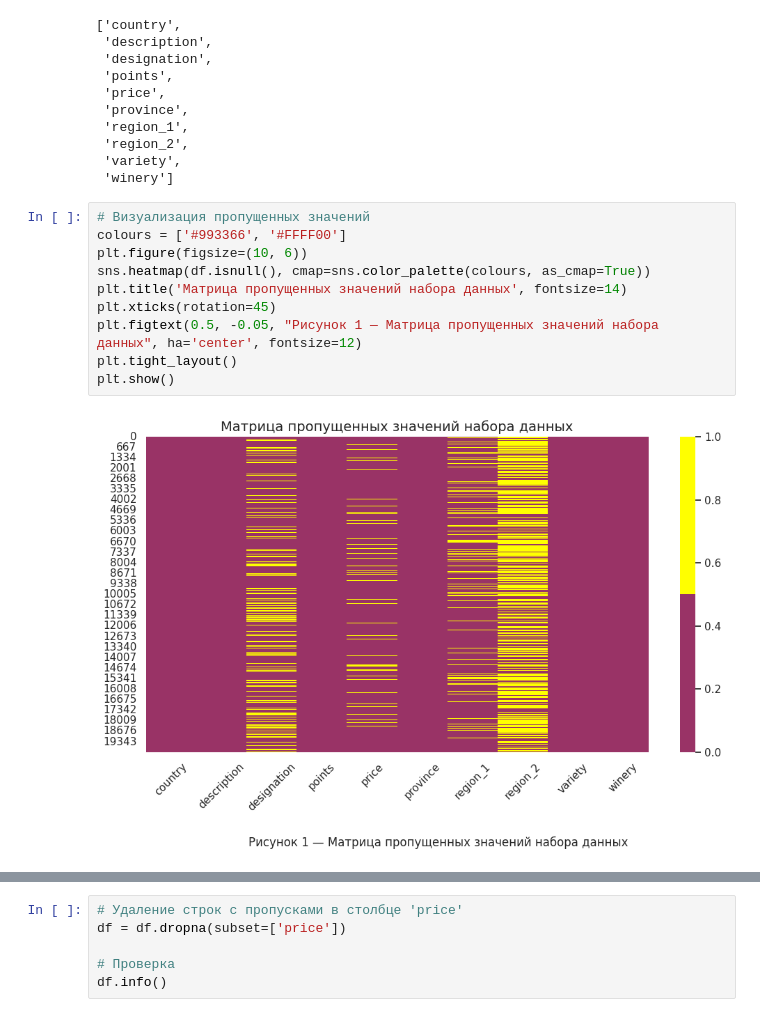
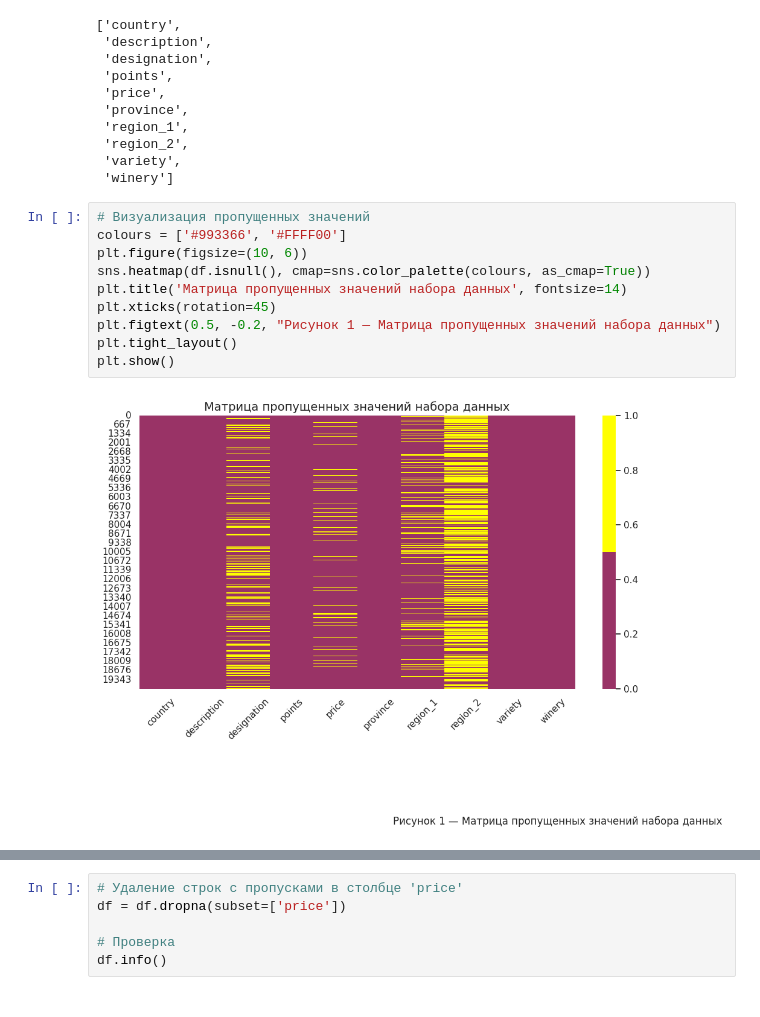
Before and after one commit to Chibaks/work, a Jupyter notebook: Итоговая работа по Анализу Данных.ipynb, the cells around one changed output, grey strips where cells are left out. Cells and saved outputs as stored; diff of their text form.

```diff
--- a/Итоговая работа по Анализу Данных.ipynb
+++ b/Итоговая работа по Анализу Данных.ipynb
@@ -147,12 +207,12 @@ df.columns.tolist()
 # %%
 # Визуализация пропущенных значений
 colours = ['#993366', '#FFFF00']
 plt.figure(figsize=(10, 6))
 sns.heatmap(df.isnull(), cmap=sns.color_palette(colours, as_cmap=True))
 plt.title('Матрица пропущенных значений набора данных', fontsize=14)
 plt.xticks(rotation=45)
-plt.figtext(0.5, -0.05, "Рисунок 1 — Матрица пропущенных значений набора данных", ha='center', fontsize=12)
+plt.figtext(0.5, -0.2, "Рисунок 1 — Матрица пропущенных значений набора данных")
 plt.tight_layout()
 plt.show()
 # %% [output]
-[figure, old version]
+[figure, new version]
```
Also changed, not shown: parts of 46 cells of this notebook.
